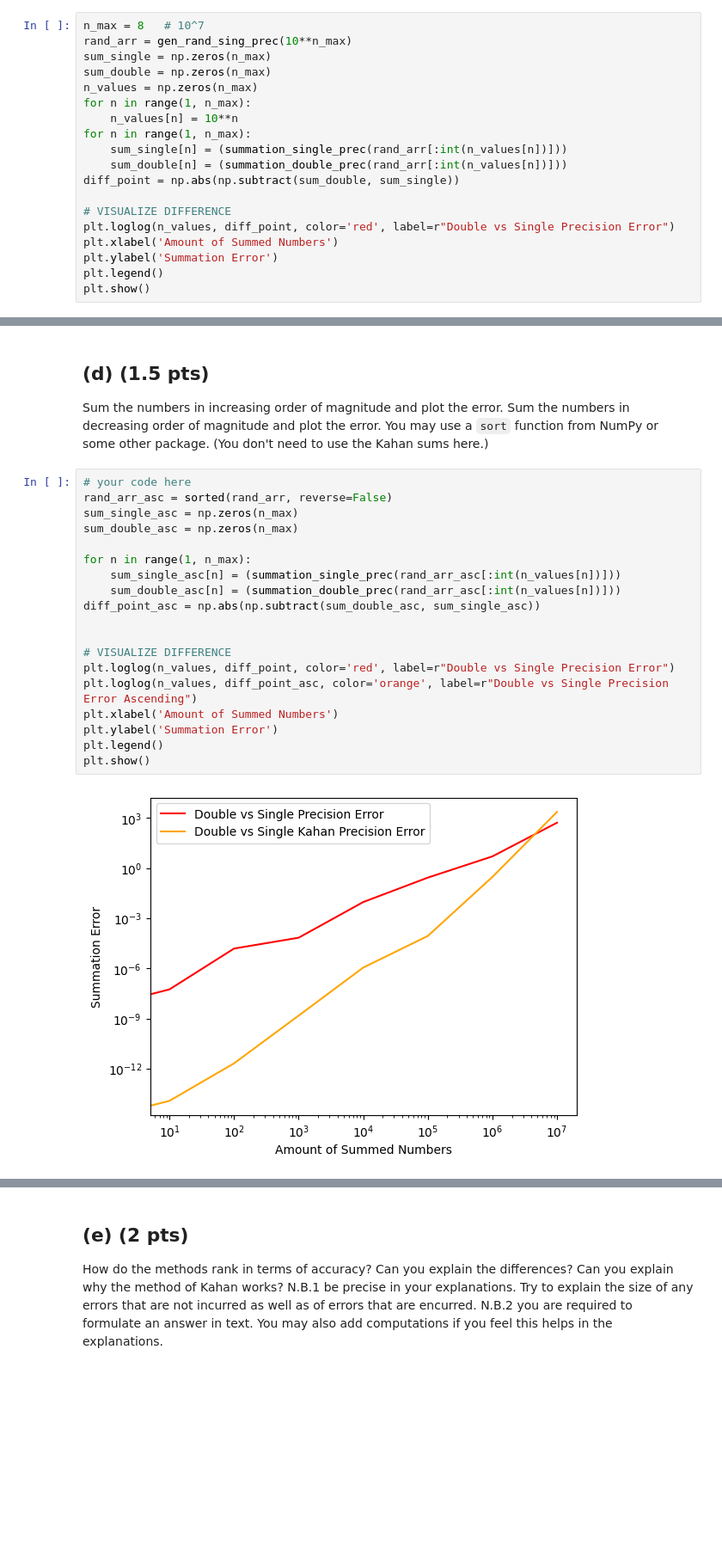
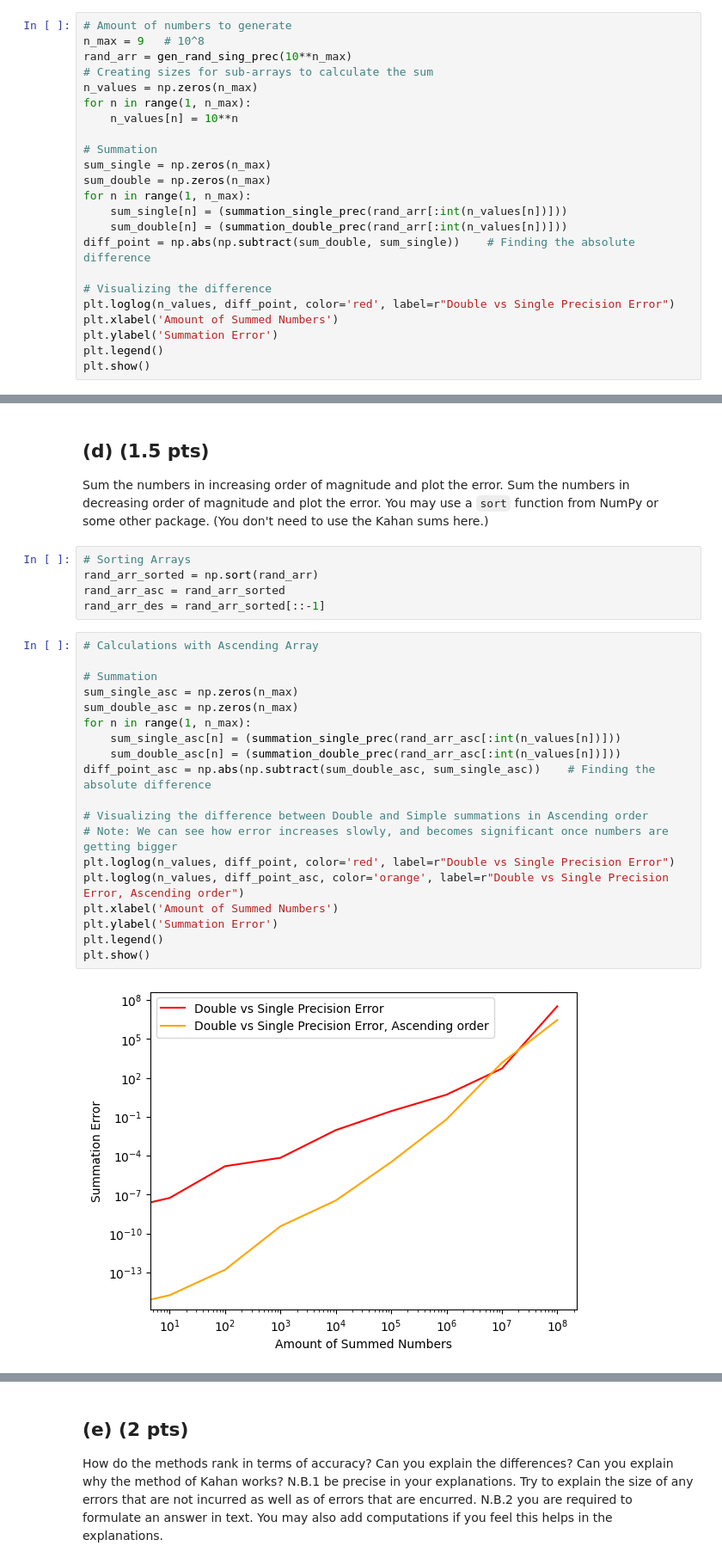
Before and after one commit to aM0NKE/NumericalAlgorithms, a Jupyter notebook: hw1_2022.ipynb, the cells around one changed output, grey strips where cells are left out. Shown at 86% size. Saved outputs shown, nothing was run; the diff lists cells and outputs as text; blank space fills up the shorter version.

```diff
--- a/hw1_2022.ipynb
+++ b/hw1_2022.ipynb
@@ -189,19 +191,23 @@ def summation_single_prec(n):
         sum += n_i
     return sum
 # %%
-n_max = 8   # 10^7
+# Amount of numbers to generate
+n_max = 9   # 10^8
 rand_arr = gen_rand_sing_prec(10**n_max)
-sum_single = np.zeros(n_max)
-sum_double = np.zeros(n_max)
+# Creating sizes for sub-arrays to calculate the sum
 n_values = np.zeros(n_max)
 for n in range(1, n_max):
     n_values[n] = 10**n
+
+# Summation
+sum_single = np.zeros(n_max)
+sum_double = np.zeros(n_max)
 for n in range(1, n_max):
     sum_single[n] = (summation_single_prec(rand_arr[:int(n_values[n])]))
     sum_double[n] = (summation_double_prec(rand_arr[:int(n_values[n])]))
-diff_point = np.abs(np.subtract(sum_double, sum_single))
+diff_point = np.abs(np.subtract(sum_double, sum_single))    # Finding the absolute difference
 
-# VISUALIZE DIFFERENCE
+# Visualizing the difference
 plt.loglog(n_values, diff_point, color='red', label=r"Double vs Single Precision Error")
 plt.xlabel('Amount of Summed Numbers')
 plt.ylabel('Summation Error')
@@ -248,25 +255,30 @@ plt.show()
 # %% [markdown]
 ## (d) (1.5 pts)
 Sum the numbers in increasing order of magnitude and plot the error. Sum the numbers in decreasing order of magnitude and plot the error. You may use a `sort` function from NumPy or some other package. (You don't need to use the Kahan sums here.)
+# %%
+# Sorting Arrays
+rand_arr_sorted = np.sort(rand_arr)
+rand_arr_asc = rand_arr_sorted
+rand_arr_des = rand_arr_sorted[::-1]
 # %%
-# your code here
-rand_arr_asc = sorted(rand_arr, reverse=False)
+# Calculations with Ascending Array
+
+# Summation
 sum_single_asc = np.zeros(n_max)
 sum_double_asc = np.zeros(n_max)
-
 for n in range(1, n_max):
     sum_single_asc[n] = (summation_single_prec(rand_arr_asc[:int(n_values[n])]))
     sum_double_asc[n] = (summation_double_prec(rand_arr_asc[:int(n_values[n])]))
-diff_point_asc = np.abs(np.subtract(sum_double_asc, sum_single_asc))
+diff_point_asc = np.abs(np.subtract(sum_double_asc, sum_single_asc))    # Finding the absolute difference
 
-
-# VISUALIZE DIFFERENCE
+# Visualizing the difference between Double and Simple summations in Ascending order
+# Note: We can see how error increases slowly, and becomes significant once numbers are getting bigger
 plt.loglog(n_values, diff_point, color='red', label=r"Double vs Single Precision Error")
-plt.loglog(n_values, diff_point_asc, color='orange', label=r"Double vs Single Precision Error Ascending")
+plt.loglog(n_values, diff_point_asc, color='orange', label=r"Double vs Single Precision Error, Ascending order")
 plt.xlabel('Amount of Summed Numbers')
 plt.ylabel('Summation Error')
 plt.legend()
 plt.show()
 # %% [output]
-[figure, old version]
+[figure, new version]
 # %%
```
Also changed, not shown: parts of 6 cells of this notebook.
